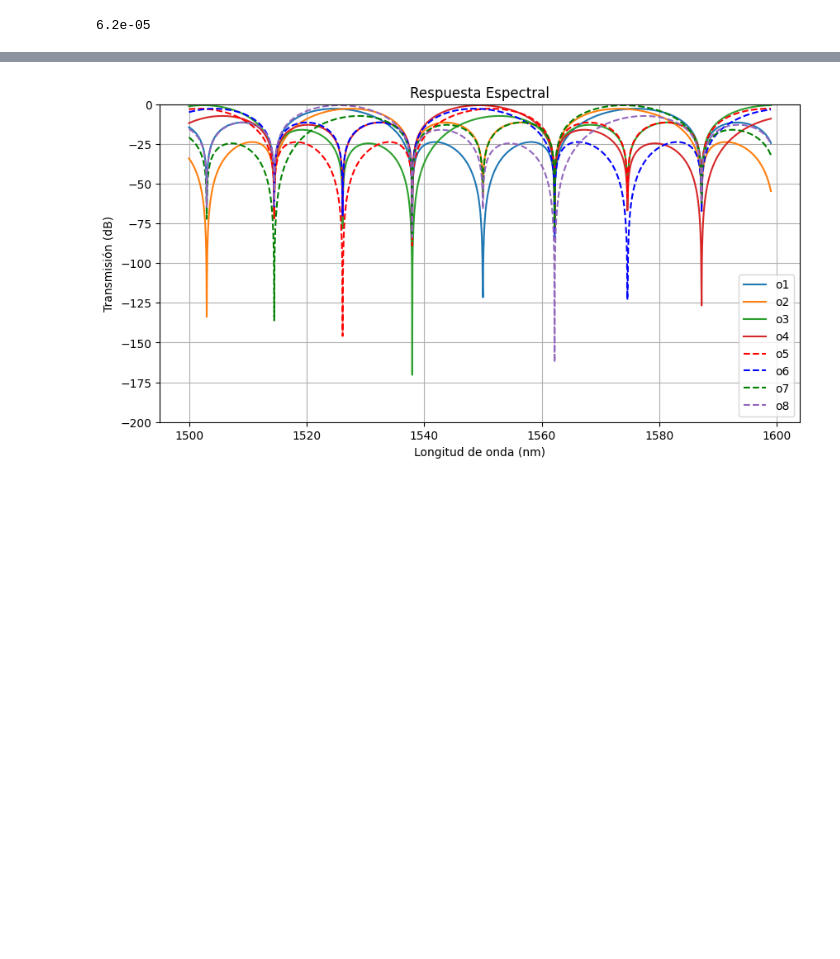
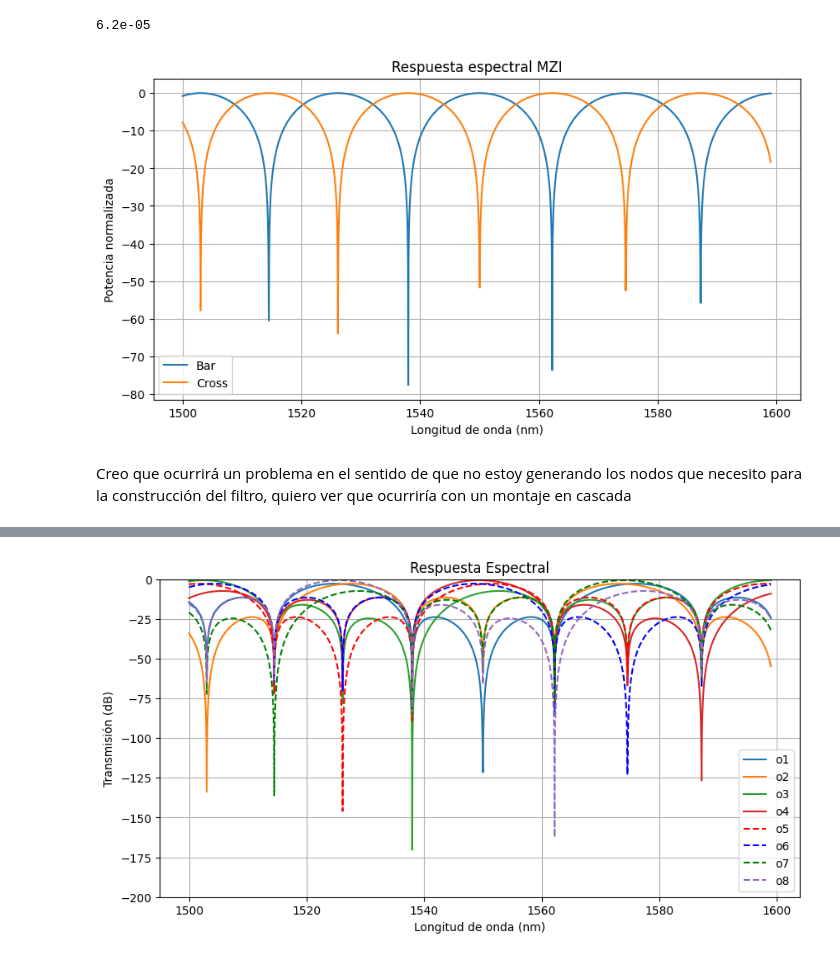
Before and after one commit to niospinamev2/Topic-6-WDM-Cascaded-MZIs, a Jupyter notebook: Funcion_transferencia.ipynb, the cells around one changed output, grey strips where cells are left out. Saved outputs shown, nothing was run; the diff lists cells and outputs as text; code cells hidden in the pictures; blank space fills up the shorter version.

```diff
--- a/Funcion_transferencia.ipynb
+++ b/Funcion_transferencia.ipynb
@@ -67,3 +107,41 @@ phi=np.pi/2
 print(L)
 # %% [output]
 6.2e-05
+# %%
+# ---- constante de propagación ----
+n_eff=n_eff0
+
+# ---- propagación ----
+beta = 2 * np.pi * n_eff / wvl
+D = np.exp(-1j * beta * L)
+
+# ---- coeficientes ----
+H_bar   = 0.5 * (1 + D)
+H_cross = 0.5j * (1 - D)
+
+# ---- potencias ----
+P_bar = np.abs(H_bar)**2
+P_cross = np.abs(H_cross)**2
+
+# ---- evitar log(0) ----
+eps = 1e-12
+P_bar_dB = 10 * np.log10(P_bar + eps)
+P_cross_dB = 10 * np.log10(P_cross + eps)
+
+
+# ---- gráfica ----
+plt.figure(figsize=(10,5))
+plt.plot(wvl*1e9, P_bar_dB, label='Bar')
+plt.plot(wvl*1e9, P_cross_dB, label='Cross')
+
+plt.xlabel('Longitud de onda (nm)')
+plt.ylabel('Potencia normalizada')
+plt.title('Respuesta espectral MZI')
+plt.legend()
+plt.grid()
+
+plt.show()
+# %% [output]
+[figure, added]
+# %% [markdown]
+Creo que ocurrirá un problema en el sentido de que no estoy generando los nodos que necesito para la construcción del filtro, quiero ver que ocurriría con un montaje en cascada
```
Also changed, not shown: parts of 6 cells of this notebook.
